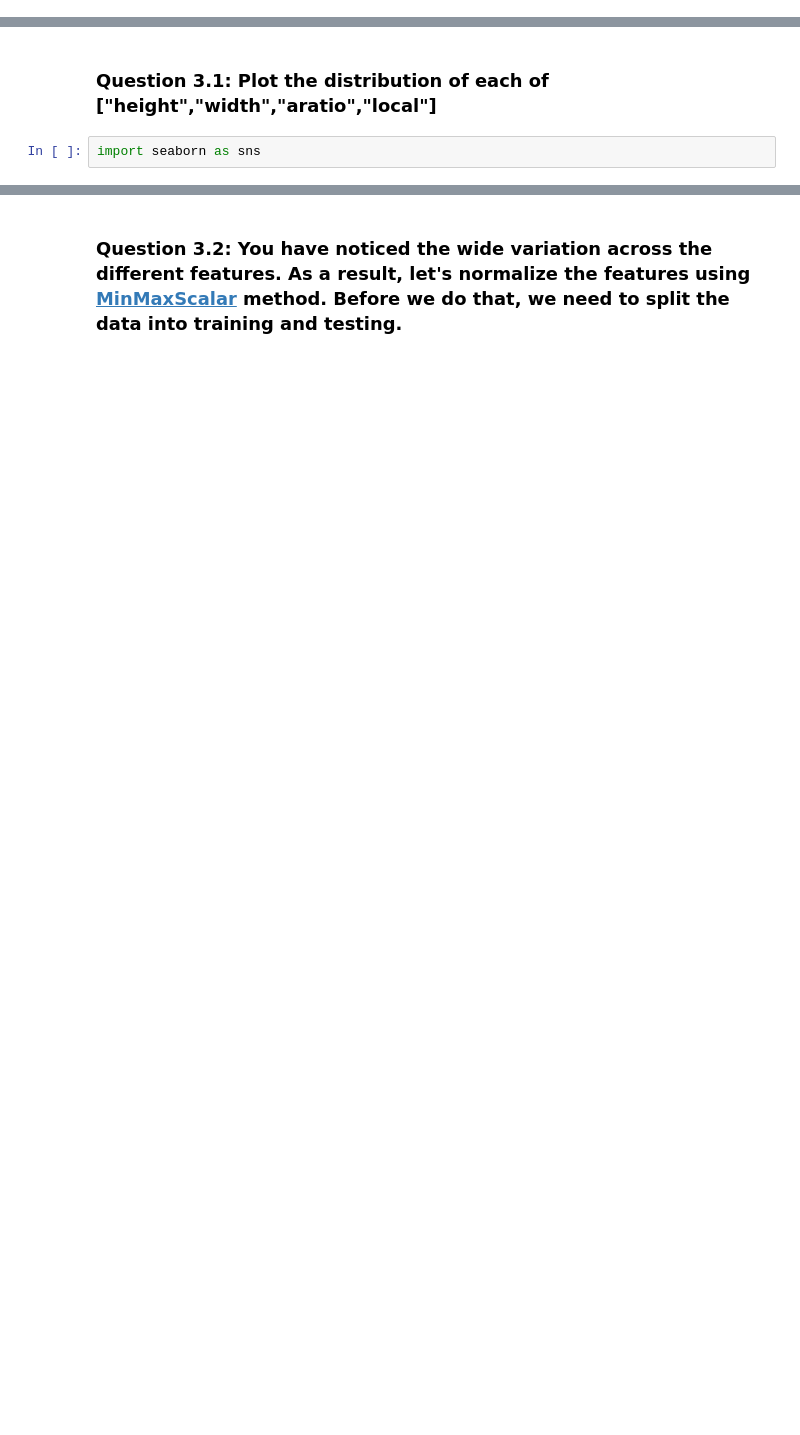
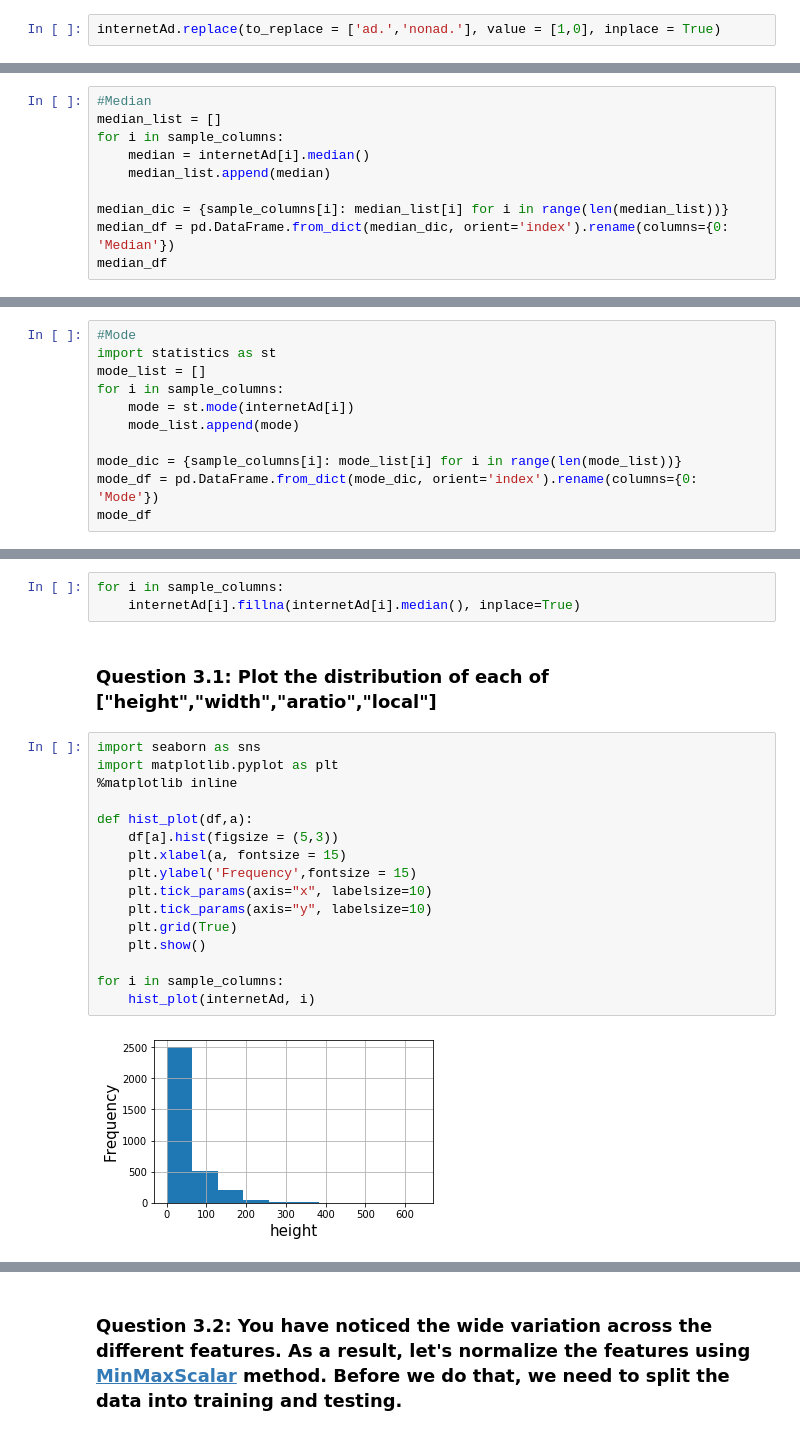
Before and after one commit to rodolfolermacontreras/ML_1_Assignment_4_Real, a Jupyter notebook: Mlearn510-Lesson04-Rodolfo_Lerma.ipynb, the cells around one changed output, grey strips where cells are left out. Drawn from its saved outputs; the diff is of its cells as text; blank space fills up the shorter version.

```diff
--- a/Mlearn510-Lesson04-Rodolfo_Lerma.ipynb
+++ b/Mlearn510-Lesson04-Rodolfo_Lerma.ipynb
@@ -63,2 +95,4 @@ import numpy as np
+# %%
+internetAd.replace(to_replace = ['ad.','nonad.'], value = [1,0], inplace = True)
 # %% [markdown]
 ### Question 1.1 Part 2: Check that replacing worked
@@ -76,0 +186,10 @@ import numpy as np
+# %%
+#Median
+median_list = []
+for i in sample_columns:
+    median = internetAd[i].median()
+    median_list.append(median)
+
+median_dic = {sample_columns[i]: median_list[i] for i in range(len(median_list))}
+median_df = pd.DataFrame.from_dict(median_dic, orient='index').rename(columns={0: 'Median'})
+median_df
@@ -76,0 +202,11 @@ import numpy as np
+# %%
+#Mode
+import statistics as st
+mode_list = []
+for i in sample_columns:
+    mode = st.mode(internetAd[i])
+    mode_list.append(mode)
+
+mode_dic = {sample_columns[i]: mode_list[i] for i in range(len(mode_list))}
+mode_df = pd.DataFrame.from_dict(mode_dic, orient='index').rename(columns={0: 'Mode'})
+mode_df
@@ -77,6 +219,25 @@ import numpy as np
 # %% [markdown]
 ### Question 2.2: Replace nan values for each of the ["height","width","aratio","local"] with the respective median value
+# %%
+for i in sample_columns:
+    internetAd[i].fillna(internetAd[i].median(), inplace=True)
 # %% [markdown]
 ### Question 3.1: Plot the distribution of each of ["height","width","aratio","local"]
-# %%
-import seaborn as sns
+# %%
+import seaborn as sns
+import matplotlib.pyplot as plt
+%matplotlib inline
+
+def hist_plot(df,a):
+    df[a].hist(figsize = (5,3))
+    plt.xlabel(a, fontsize = 15)
+    plt.ylabel('Frequency',fontsize = 15)
+    plt.tick_params(axis="x", labelsize=10)
+    plt.tick_params(axis="y", labelsize=10)
+    plt.grid(True)
+    plt.show()
+
+for i in sample_columns:
+    hist_plot(internetAd, i)
+# %% [output]
+[figure, added]
```
Also changed, not shown: parts of 20 cells of this notebook.
